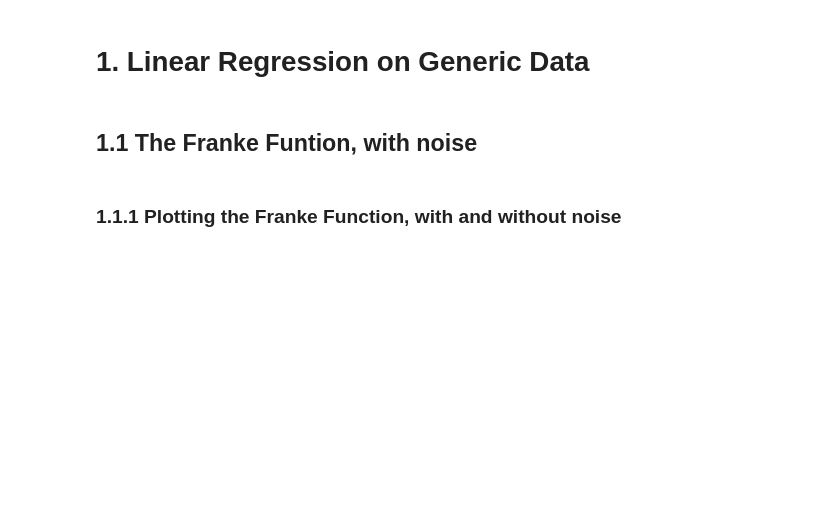
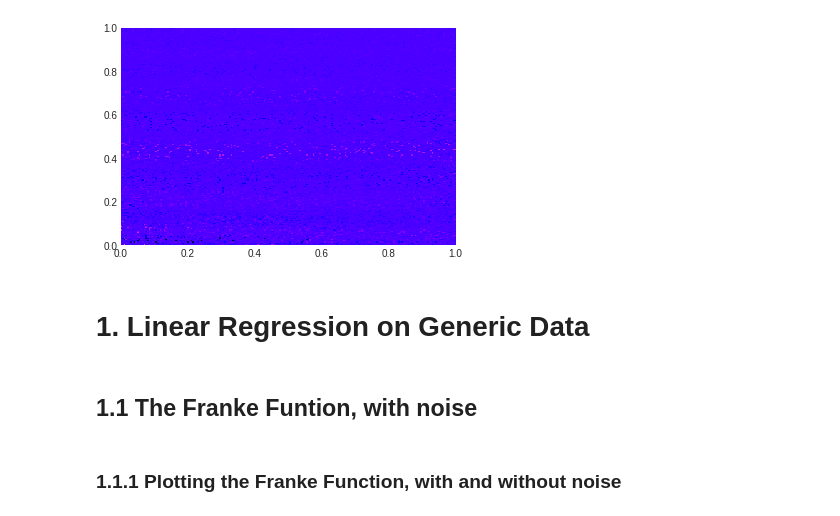
Before and after one commit to asdfbat/FYS-STK4155, a Jupyter notebook: Project1/jupyter/testing.ipynb, the cells around one changed output. Cells and saved outputs as stored; diff of their text form; code cells hidden in the pictures; blank space fills up the shorter version.

Commit message:
made an iterator for Kfold validation, and started porting the entire regression solver into a class

```diff
--- a/Project1/jupyter/testing.ipynb
+++ b/Project1/jupyter/testing.ipynb
@@ -16,0 +19,82 @@ np.random.seed(1942)
+# %%
+class Regression:
+    def __init__(self):
+        pass
+
+    def generate_generic_data(self, x, y, func):
+        x_mesh, y_mesh = np.meshgrid(x, y)
+        x_flat, y_flat = x_mesh.flatten(), y_mesh.flatten()
+        self.set_data(x_flat, y_flat, func(x_mesh, y_mesh).flatten())
+
+    def set_data(self, x_flat, y_flat, f_flat):
+        self.nr_datapoints = len(x_flat)
+        self.x_flat, self.y_flat = x_flat, y_flat
+        self.f_flat = f_flat
+
+    def get_X(self, x, y, poly_order):
+        self.poly_order = poly_order
+        nr_terms = ((poly_order + 1)*(poly_order + 2))//2
+        X = np.zeros((np.size(x), nr_terms))
+        X[:,0] = 1
+
+        i = 0
+        for ix in range(poly_order+1):
+            for iy in range(poly_order+1):
+                if 0 < ix + iy < poly_order+1:
+                    i += 1
+                    X[:,i] = x**ix*y**iy
+        return X
+
+    def apply_model(self, beta, x, y, poly_order):
+        i = 0
+        result = beta[0]
+        for ix in range(poly_order+1):
+            for iy in range(poly_order+1):
+                if 0 < ix + iy < poly_order+1:
+                    i += 1
+                    result += beta[i]*x**ix*y**iy
+        return result
+
+    def solveKFold(self, K=5, solver="OLS", poly_order=5):
+        x_flat, y_flat, f_flat = self.x_flat, self.y_flat, self.f_flat
+        output_pred = np.zeros(self.nr_datapoints)
+        kf = KFold_iterator(nr_datapoints, K)
+        for train_index, test_index in kf:
+            x_train, x_test, y_train, y_test = x_flat[train_index], x_flat[test_index], y_flat[train_index], y_flat[test_index]
+            output_train, output_test = f_flat[train_index], f_flat[test_index]
+            X = self.get_X(x_train, y_train, poly_order)
+            beta = self.get_beta(X, output_train)
+            output_test_pred = self.apply_model(beta, x_test, y_test, poly_order)
+            output_pred[test_index] = output_test_pred
+        output_pred_stacked = np.zeros((nr_points_per_dim, nr_points_per_dim))
+        for i in range(nr_points_per_dim):
+            output_pred_stacked[i] = output_pred[i*nr_points_per_dim : (i+1)*nr_points_per_dim]
+        return output_pred_stacked
+
+    def get_beta(self, X, f, lamda=0, solver="OLS"):
+        XT = X.T
+        if solver=="OLS":
+            beta = np.linalg.inv(XT@X)@XT@f
+        elif solver=="Ridge":
+            beta = np.linalg.inv(XT@X + np.identity(X.shape[1])*lamda)@XT@f
+        elif solver=="Lasso":
+            print("TBA")
+        else:
+            print("Dust")
+            raise NotImplementedError
+        return beta
+
+
+
+nr_points_per_dim = 201
+nr_datapoints = nr_points_per_dim**2
+reg = Regression()
+reg.generate_generic_data(np.linspace(0, 1, nr_points_per_dim), np.linspace(0, 1, nr_points_per_dim), FrankeNoise)
+#reg.make_X(poly_order=5)
+data_pred = reg.solveKFold(K=20, poly_order=20)
+#MSE(data_pred, reg.f_flat)
+x_mesh, y_mesh = np.meshgrid(np.linspace(0, 1, nr_points_per_dim), np.linspace(0, 1, nr_points_per_dim))
+plt.pcolormesh(x_mesh, y_mesh, data_pred)
+#data_pred = reg.model(reg.beta, reg.x_flat, reg.y_flat)
+#MSE(data_pred, reg.f_flat)
+# %% [output]
@@ -17,3 +102,4 @@ np.random.seed(1942)
+[figure, added]
 # %% [markdown]
 # 1. Linear Regression on Generic Data
 # %% [markdown]
```
Also changed, not shown: parts of 20 cells of this notebook.
